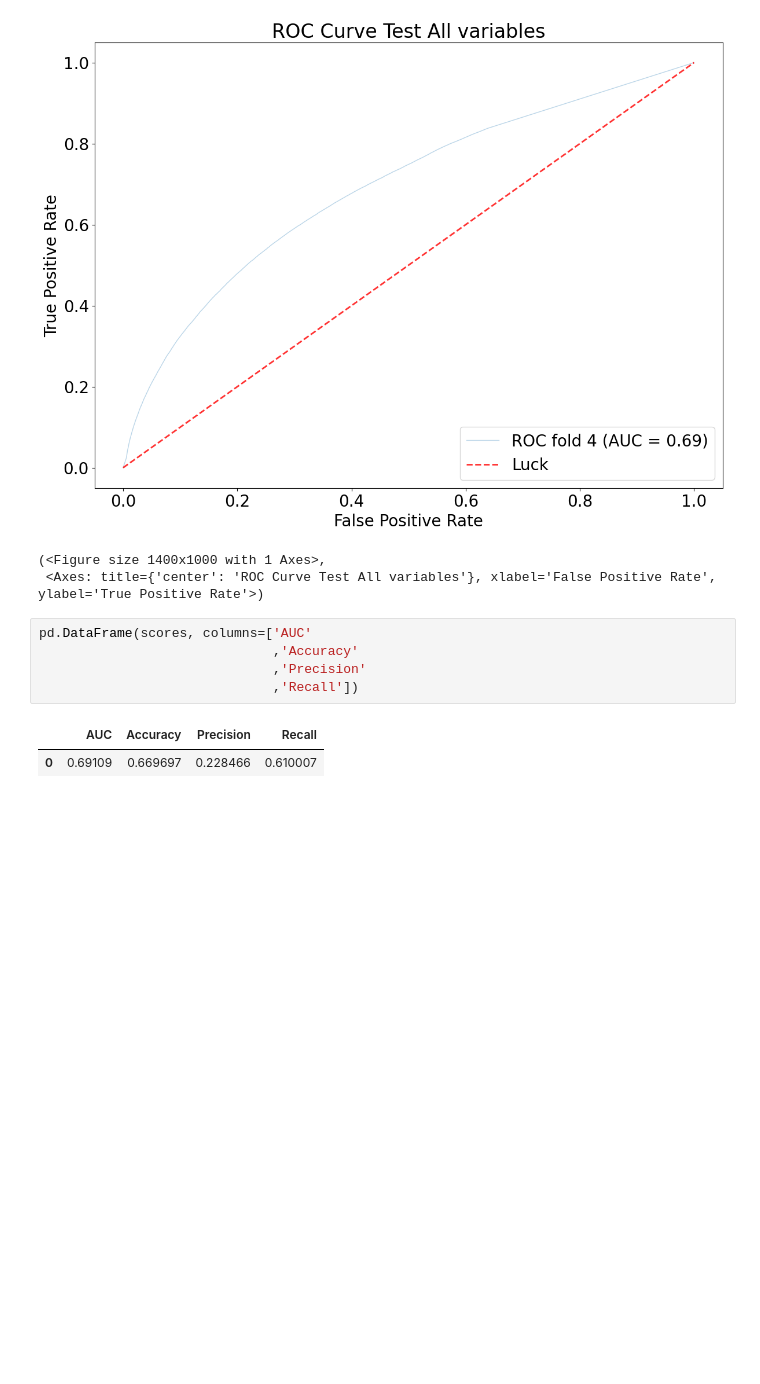
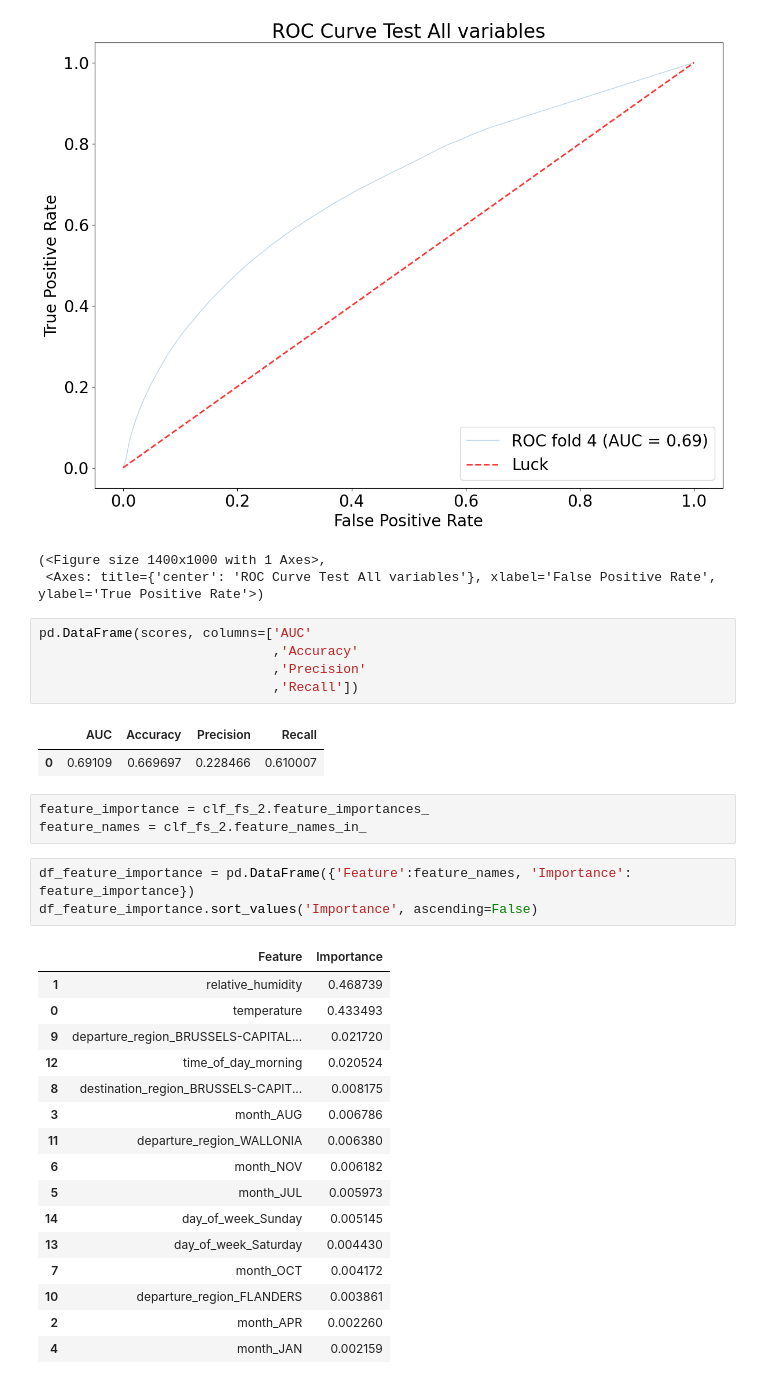
Before and after one commit to ilse-espino/train_delays_belgium, a Jupyter notebook: 6.2-random_forest_test.ipynb, the cells around one changed output. Drawn from its saved outputs; the diff is of its cells as text; blank space fills up the shorter version.

Commit message:
feature importance in random forest final model

```diff
--- a/6.2-random_forest_test.ipynb
+++ b/6.2-random_forest_test.ipynb
@@ -503,3 +503,26 @@ pd.DataFrame(scores, columns=['AUC'
 # %% [output]
 |  | AUC | Accuracy | Precision | Recall |
 | 0 | 0.69109 | 0.669697 | 0.228466 | 0.610007 |
+# %%
+feature_importance = clf_fs_2.feature_importances_
+feature_names = clf_fs_2.feature_names_in_
+# %%
+df_feature_importance = pd.DataFrame({'Feature':feature_names, 'Importance': feature_importance})
+df_feature_importance.sort_values('Importance', ascending=False)
+# %% [output]
+|  | Feature | Importance |
+| 1 | relative_humidity | 0.468739 |
+| 0 | temperature | 0.433493 |
+| 9 | departure_region_BRUSSELS-CAPITAL... | 0.021720 |
+| 12 | time_of_day_morning | 0.020524 |
+| 8 | destination_region_BRUSSELS-CAPIT... | 0.008175 |
+| 3 | month_AUG | 0.006786 |
+| 11 | departure_region_WALLONIA | 0.006380 |
+| 6 | month_NOV | 0.006182 |
+| 5 | month_JUL | 0.005973 |
+| 14 | day_of_week_Sunday | 0.005145 |
+| 13 | day_of_week_Saturday | 0.004430 |
+| 7 | month_OCT | 0.004172 |
+| 10 | departure_region_FLANDERS | 0.003861 |
+| 2 | month_APR | 0.002260 |
+| 4 | month_JAN | 0.002159 |
```
